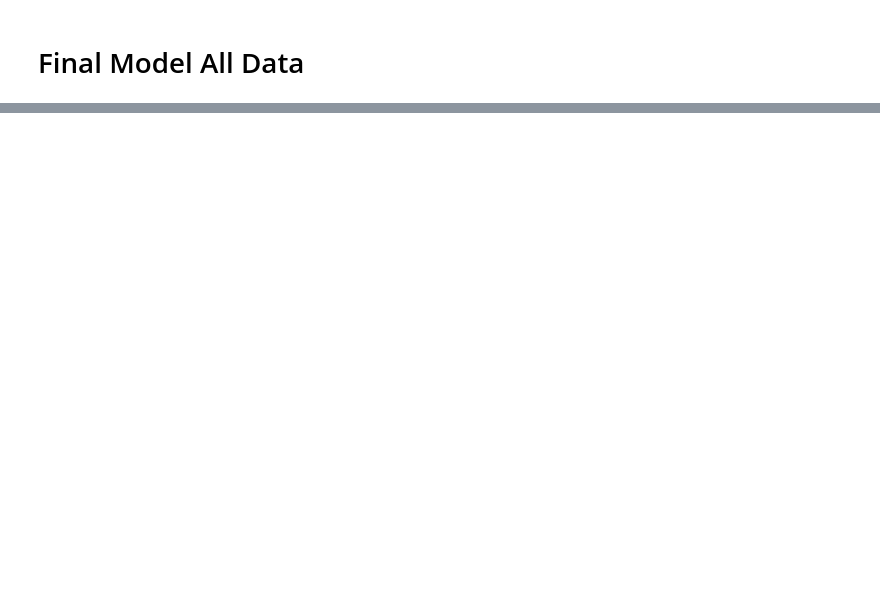
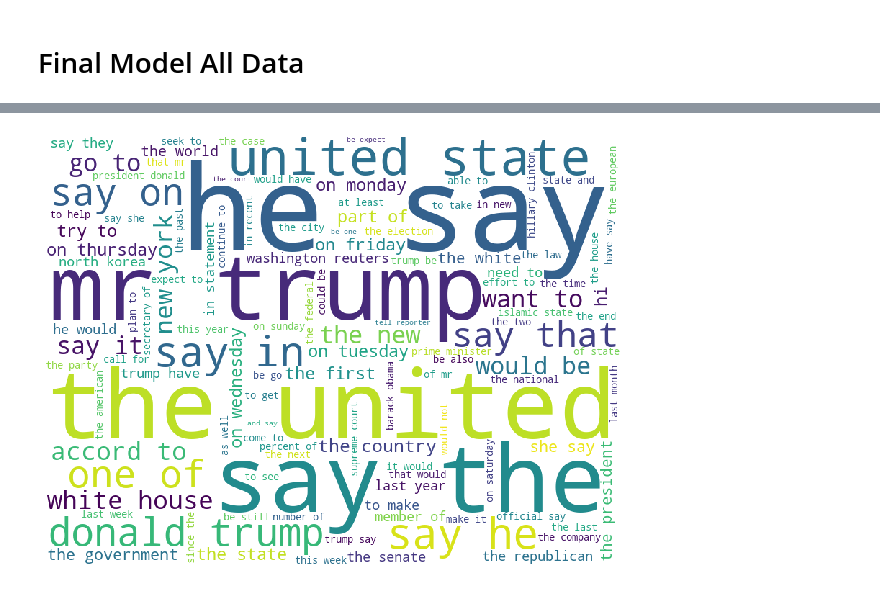
Before and after one commit to benkarlsberg/NLP-Model-Predicting-Fake-News-Probability, a Jupyter notebook: final_model.ipynb, the cells around one changed output, grey strips where cells are left out. Saved outputs shown, nothing was run; the diff lists cells and outputs as text; code cells hidden in the pictures; blank space fills up the shorter version.

```diff
--- a/final_model.ipynb
+++ b/final_model.ipynb
@@ -72,18 +90,20 @@ real_text = ' '.join(text for text in real.text)
 
 fake_text = ' '.join(text for text in fake.text)
 # %%
-# # Real wordcloud
+# Real wordcloud
 
-# wordcloud = WordCloud(width = 800, height = 600,
-#                 background_color ='white',
-#                 stopwords = sw + ['reuters'],
-#                 min_font_size = 10).generate(real_text)
+wordcloud = WordCloud(width = 800, height = 600,
+                background_color ='white',
+                stopwords = sw + ['reuters', 'the', 'thi', 'to'],
+                min_font_size = 10).generate(real_text)
 
-# # plot the WordCloud image
-# plt.figure(figsize = (8, 8), facecolor = None)
-# plt.imshow(wordcloud)
-# plt.axis("off")
-# plt.tight_layout(pad = 0)
+# plot the WordCloud image
+plt.figure(figsize = (8, 8), facecolor = None)
+plt.imshow(wordcloud)
+plt.axis("off")
+plt.tight_layout(pad = 0)
 
-# plt.show()
+plt.show()
+# %% [output]
+[figure, added]
 # %%
```
Also changed, not shown: parts of 7 cells of this notebook, 2 other files.
